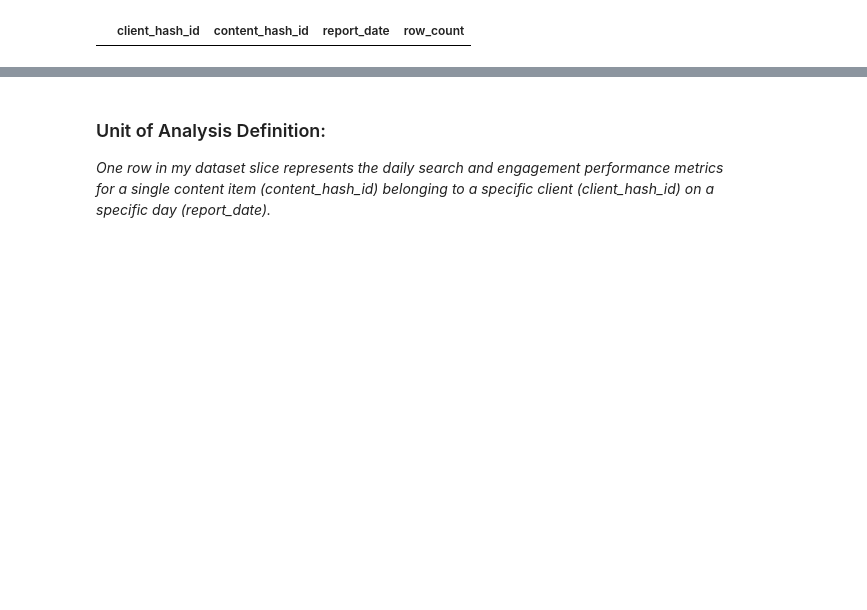
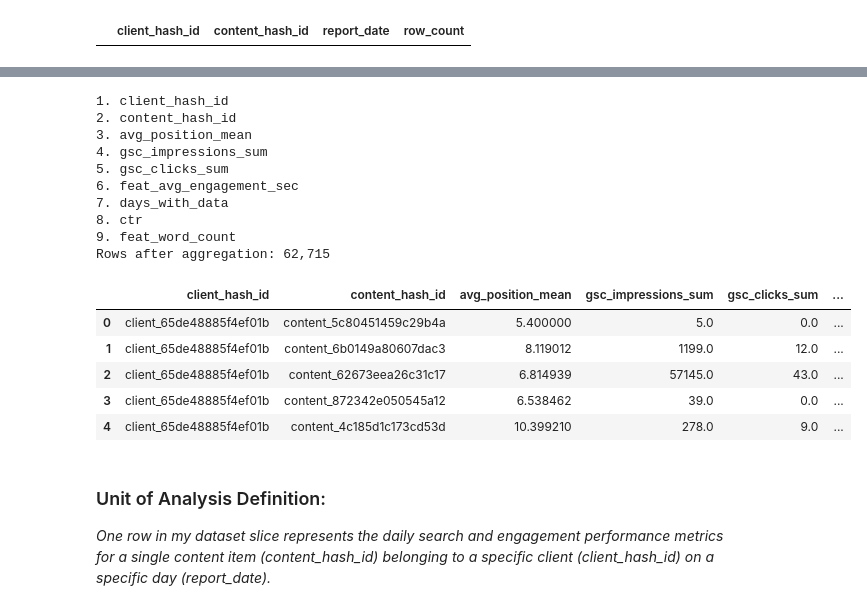
Before and after one commit to menna890/flyrank-ml-internship-Explaining-Search-Performance, a Jupyter notebook: work/notebooks/w03_data_contract.ipynb, the cells around one changed output, grey strips where cells are left out. Cells and saved outputs as stored; diff of their text form; code cells hidden in the pictures; blank space fills up the shorter version.

```diff
--- a/work/notebooks/w03_data_contract.ipynb
+++ b/work/notebooks/w03_data_contract.ipynb
@@ -59,3 +104,78 @@ duplication  rows : 0
+# %%
+import duckdb
+import google.colab.userdata
+
+# 1. Initialize connection and authentication
+con = duckdb.connect()
+hf_token = google.colab.userdata.get('HF_TOKEN')
+con.execute(f"CREATE SECRET (TYPE huggingface, TOKEN '{hf_token}')")
+
+# 2. Aggregation query without `is_deleted` filter
+aggregated_query = """
+WITH filtered_daily AS (
+    -- Step 1: Filter out invalid positions (0) and unavailable data pipelines
+    SELECT
+        f.client_hash_id,
+        f.content_hash_id,
+        f.report_date,
+        f.gsc_avg_position,
+        f.gsc_impressions,
+        f.gsc_clicks,
+        f.ga4_total_engagement_sec
+    FROM 'hf://datasets/FlyRank/internship-warehouse/fact_content_daily_performance/month=2026-03/*.parquet' f
+    WHERE f.gsc_avg_position != 0
+      AND f.ga4_data_available IS TRUE
+      AND f.gsc_data_available IS TRUE
+      AND f.report_date >= '2026-03-01' AND f.report_date <= '2026-03-31'
+),
+page_aggregates AS (
+    -- Step 2: Aggregate to page level & compute true weighted CTR
+    SELECT
+        client_hash_id,
+        content_hash_id,
+        AVG(gsc_avg_position) AS avg_position_mean,
+        SUM(gsc_impressions) AS gsc_impressions_sum,
+        SUM(gsc_clicks) AS gsc_clicks_sum,
+        AVG(ga4_total_engagement_sec) AS feat_avg_engagement_sec,
+        COUNT(DISTINCT report_date) AS days_with_data,
+        (SUM(gsc_clicks) * 1.0 / NULLIF(SUM(gsc_impressions), 0)) AS ctr
+    FROM filtered_daily
+    GROUP BY client_hash_id, content_hash_id
+)
+-- Step 3: Safe Join with dim_content post-aggregation
+SELECT
+    a.*,
+    COALESCE(c.word_count, 0) AS feat_word_count
+FROM page_aggregates a
+LEFT JOIN (
+    SELECT content_hash_id, ANY_VALUE(word_count) AS word_count
+    FROM 'hf://datasets/FlyRank/internship-warehouse/dim_content.parquet'
+    GROUP BY content_hash_id
+) c USING (content_hash_id);
+"""
+
+df_final = con.execute(aggregated_query).df()
+for i, col_name in enumerate(df_final.columns, 1):
+    print(f"{i}. {col_name}")
+print(f"Rows after aggregation: {len(df_final):,}")
+display(df_final.head())
+# %% [output]
+1. client_hash_id
+2. content_hash_id
+3. avg_position_mean
+4. gsc_impressions_sum
+5. gsc_clicks_sum
+6. feat_avg_engagement_sec
+7. days_with_data
+8. ctr
+9. feat_word_count
+Rows after aggregation: 62,715
+|  | client_hash_id | content_hash_id | avg_position_mean | gsc_impressions_sum | gsc_clicks_sum | ... |
+| 0 | client_65de48885f4ef01b | content_5c80451459c29b4a | 5.400000 | 5.0 | 0.0 | ... |
+| 1 | client_65de48885f4ef01b | content_6b0149a80607dac3 | 8.119012 | 1199.0 | 12.0 | ... |
+| 2 | client_65de48885f4ef01b | content_62673eea26c31c17 | 6.814939 | 57145.0 | 43.0 | ... |
+| 3 | client_65de48885f4ef01b | content_872342e050545a12 | 6.538462 | 39.0 | 0.0 | ... |
+| 4 | client_65de48885f4ef01b | content_4c185d1c173cd53d | 10.399210 | 278.0 | 9.0 | ... |
 # %% [markdown]
 ### Unit of Analysis Definition:
 
```
Also changed, not shown: parts of 1 cell of this notebook.
